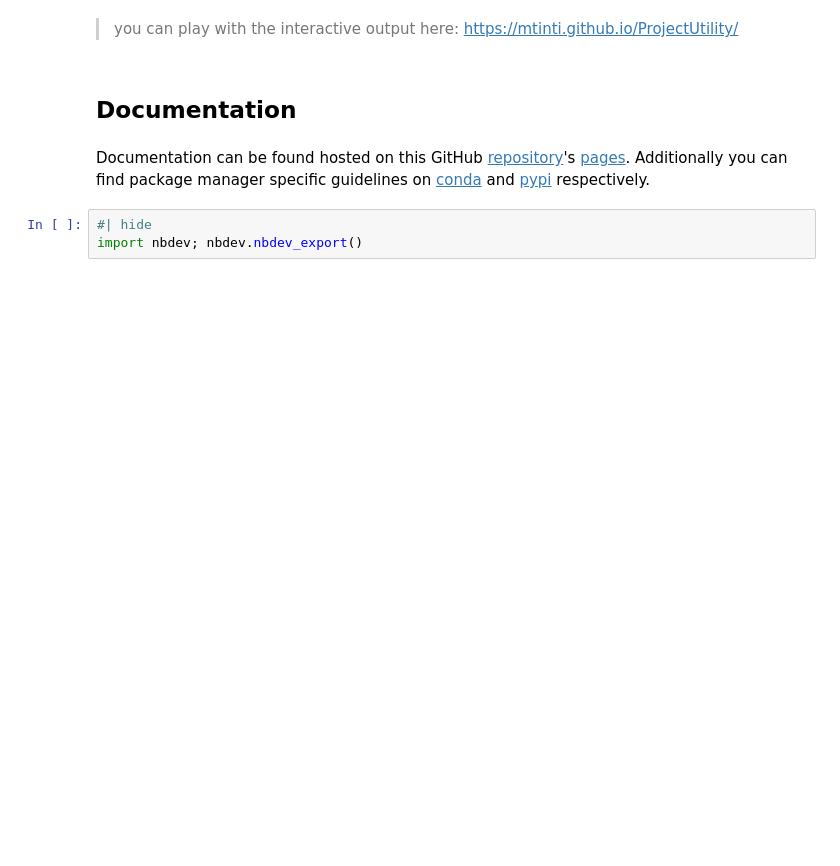
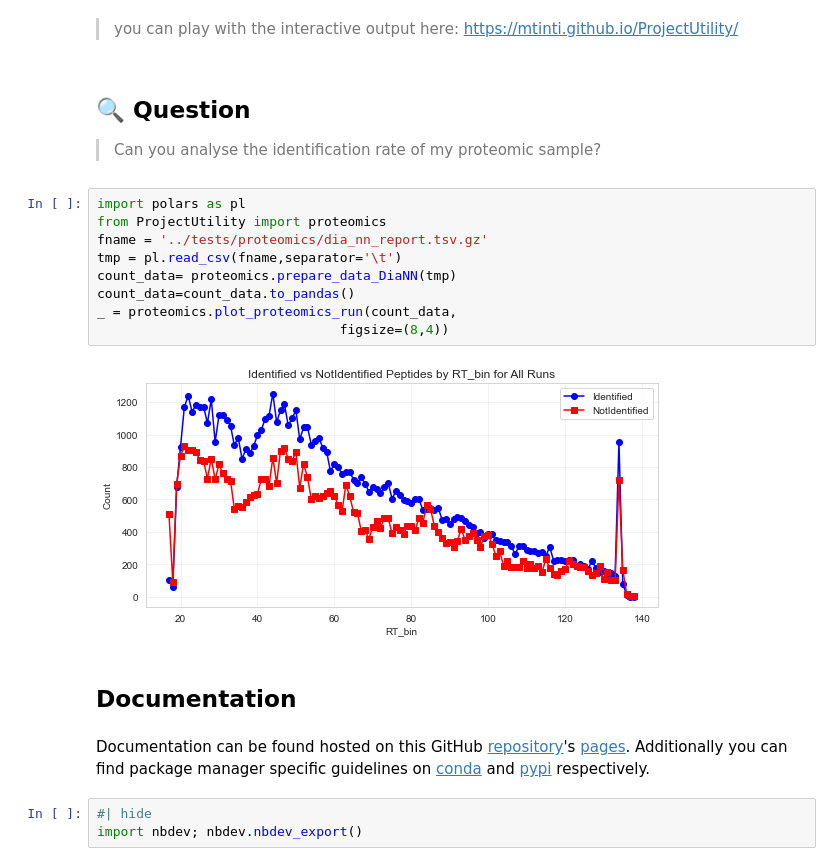
Before and after one commit to mtinti/ProjectUtility, a Jupyter notebook: nbs/index.ipynb, the cells around one changed output. Drawn from its saved outputs; the diff is of its cells as text; blank space fills up the shorter version.

```diff
--- a/nbs/index.ipynb
+++ b/nbs/index.ipynb
@@ -173,6 +173,20 @@ fig.show('iframe')
 ![](nbs/iframe_figures/fig1.png)
 # %% [markdown]
 > you can play with the interactive output here: https://mtinti.github.io/ProjectUtility/
+# %% [markdown]
+## 🔍 Question
+> Can you analyse the identification rate of my proteomic sample?
+# %%
+import polars as pl
+from ProjectUtility import proteomics
+fname = '../tests/proteomics/dia_nn_report.tsv.gz'
+tmp = pl.read_csv(fname,separator='\t')
+count_data= proteomics.prepare_data_DiaNN(tmp)
+count_data=count_data.to_pandas()
+_ = proteomics.plot_proteomics_run(count_data,
+                               figsize=(8,4))
+# %% [output]
+[figure, added]
 # %% [markdown]
 ## Documentation
 # %% [markdown]
```
Also changed, not shown: parts of 3 cells of this notebook, 10 other files.
